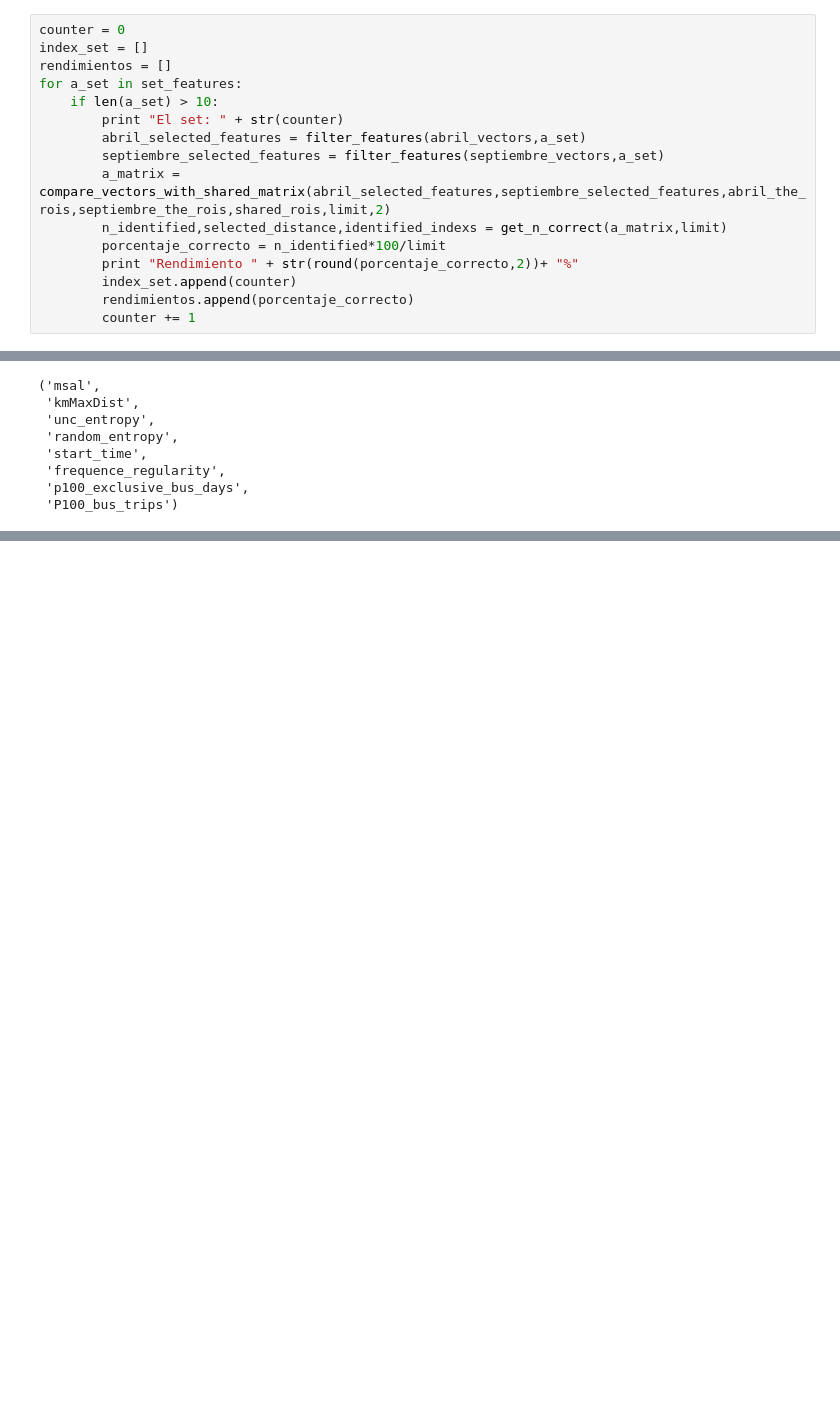
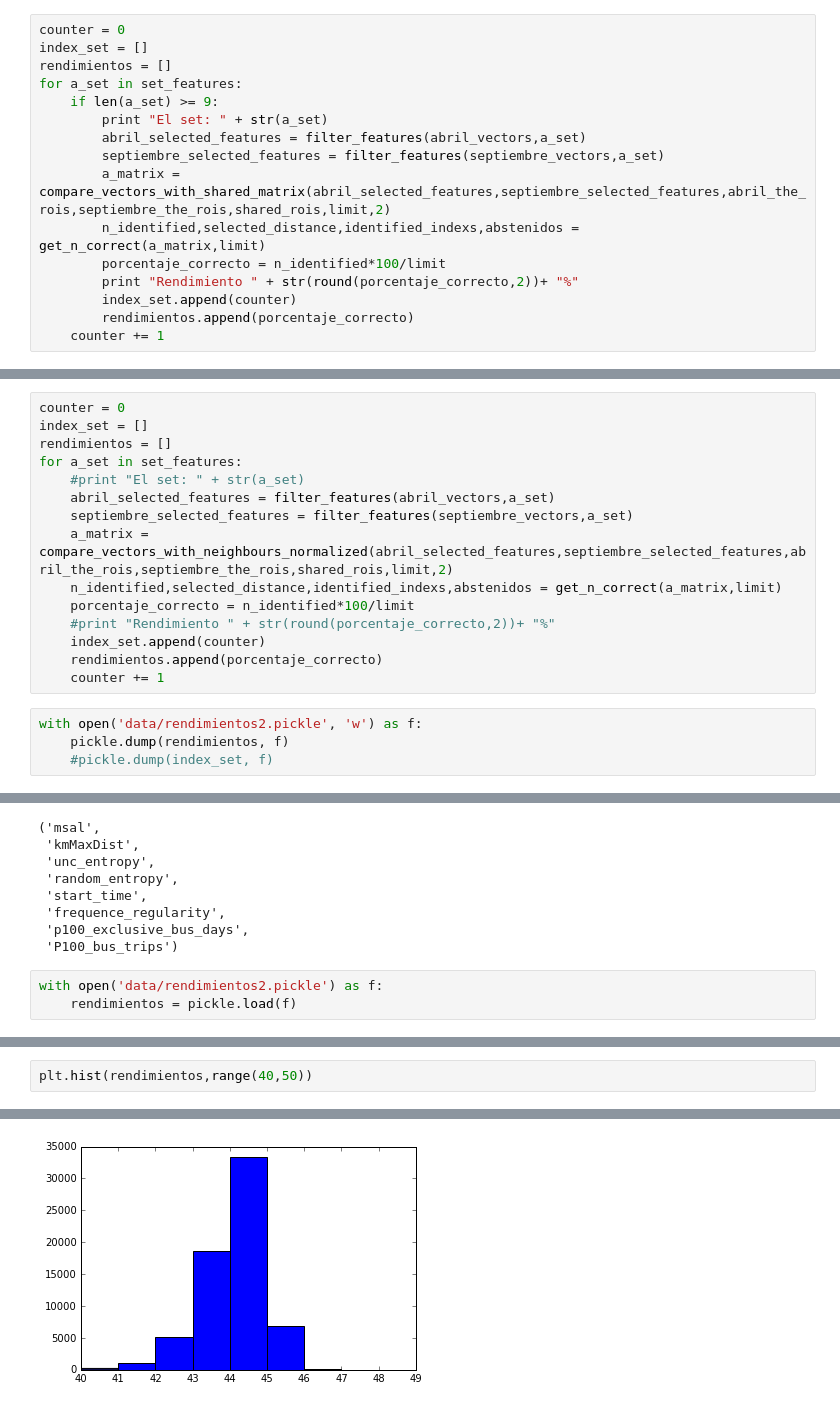
Before and after one commit to cinai/identification-algorithms, a Jupyter notebook: algoritmo_3/Feature Extractor II.ipynb, the cells around one changed output, grey strips where cells are left out. Cells and saved outputs as stored; diff of their text form; blank space fills up the shorter version.

```diff
--- a/algoritmo_3/Feature Extractor II.ipynb
+++ b/algoritmo_3/Feature Extractor II.ipynb
@@ -689,15 +822,15 @@ counter = 0
 index_set = []
 rendimientos = []
 for a_set in set_features:
-    if len(a_set) > 10:
-        print "El set: " + str(counter)
+    if len(a_set) >= 9:
+        print "El set: " + str(a_set)
         abril_selected_features = filter_features(abril_vectors,a_set)
         septiembre_selected_features = filter_features(septiembre_vectors,a_set)
         a_matrix = compare_vectors_with_shared_matrix(abril_selected_features,septiembre_selected_features,abril_the_rois,septiembre_the_rois,shared_rois,limit,2)
-        n_identified,selected_distance,identified_indexs = get_n_correct(a_matrix,limit)
+        n_identified,selected_distance,identified_indexs,abstenidos = get_n_correct(a_matrix,limit)
         porcentaje_correcto = n_identified*100/limit
         print "Rendimiento " + str(round(porcentaje_correcto,2))+ "%"
         index_set.append(counter)
         rendimientos.append(porcentaje_correcto)
-        counter += 1
+    counter += 1
 # %% [output]
@@ -721,3 +856,22 @@ Rendimiento 45.39%
+# %%
+counter = 0
+index_set = []
+rendimientos = []
+for a_set in set_features:
+    #print "El set: " + str(a_set)
+    abril_selected_features = filter_features(abril_vectors,a_set)
+    septiembre_selected_features = filter_features(septiembre_vectors,a_set)
+    a_matrix = compare_vectors_with_neighbours_normalized(abril_selected_features,septiembre_selected_features,abril_the_rois,septiembre_the_rois,shared_rois,limit,2)
+    n_identified,selected_distance,identified_indexs,abstenidos = get_n_correct(a_matrix,limit)
+    porcentaje_correcto = n_identified*100/limit
+    #print "Rendimiento " + str(round(porcentaje_correcto,2))+ "%"
+    index_set.append(counter)
+    rendimientos.append(porcentaje_correcto)
+    counter += 1
+# %%
+with open('data/rendimientos2.pickle', 'w') as f:
+    pickle.dump(rendimientos, f)
+    #pickle.dump(index_set, f)
 # %%
 set_features[1915]
 # %% [output]
@@ -729,3 +883,6 @@ set_features[1915]
  'frequence_regularity',
  'p100_exclusive_bus_days',
  'P100_bus_trips')
+# %%
+with open('data/rendimientos2.pickle') as f:
+    rendimientos = pickle.load(f)
@@ -731,0 +919,3 @@ set_features[1915]
+# %%
+plt.hist(rendimientos,range(40,50))
+# %% [output]
@@ -731,0 +926 @@ set_features[1915]
+[figure, added]
```
Also changed, not shown: parts of 36 cells of this notebook, 1 other file.
